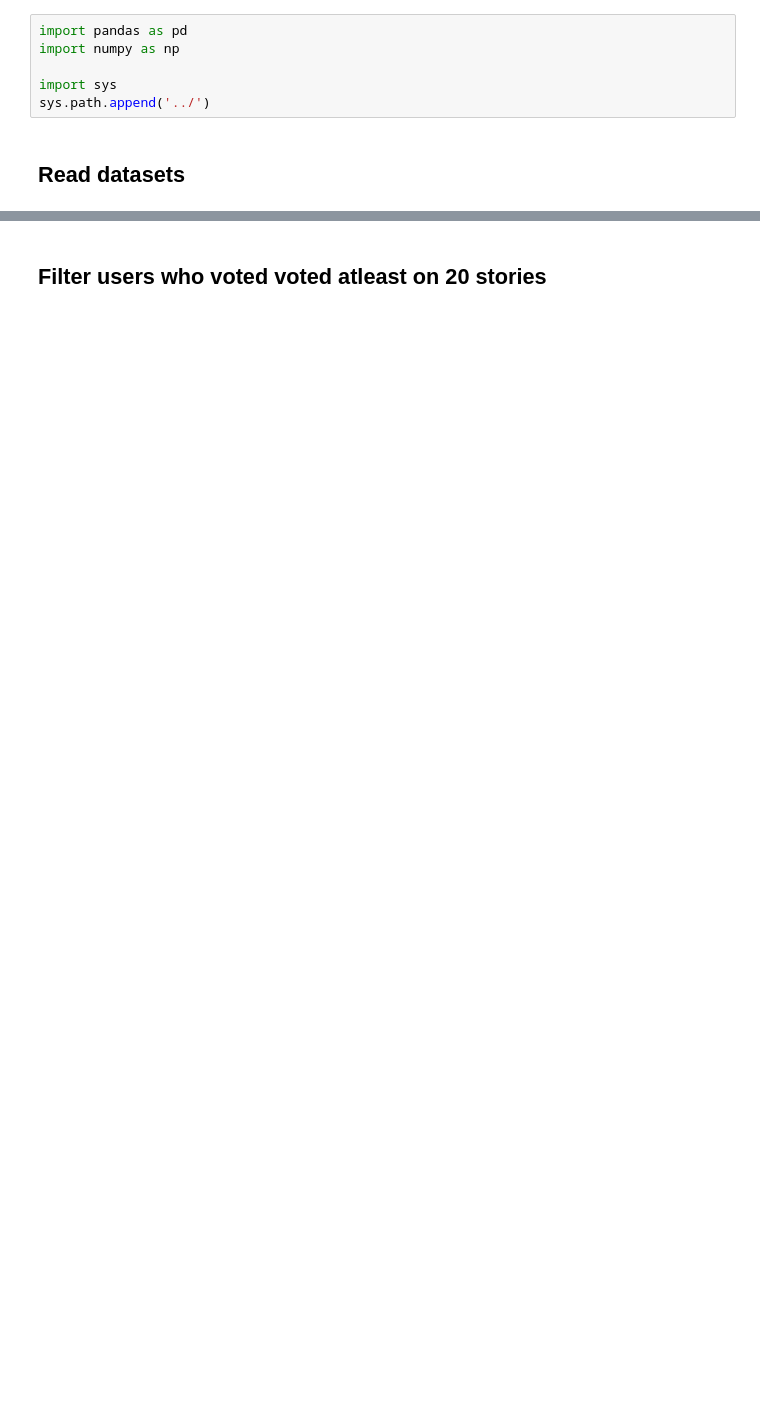
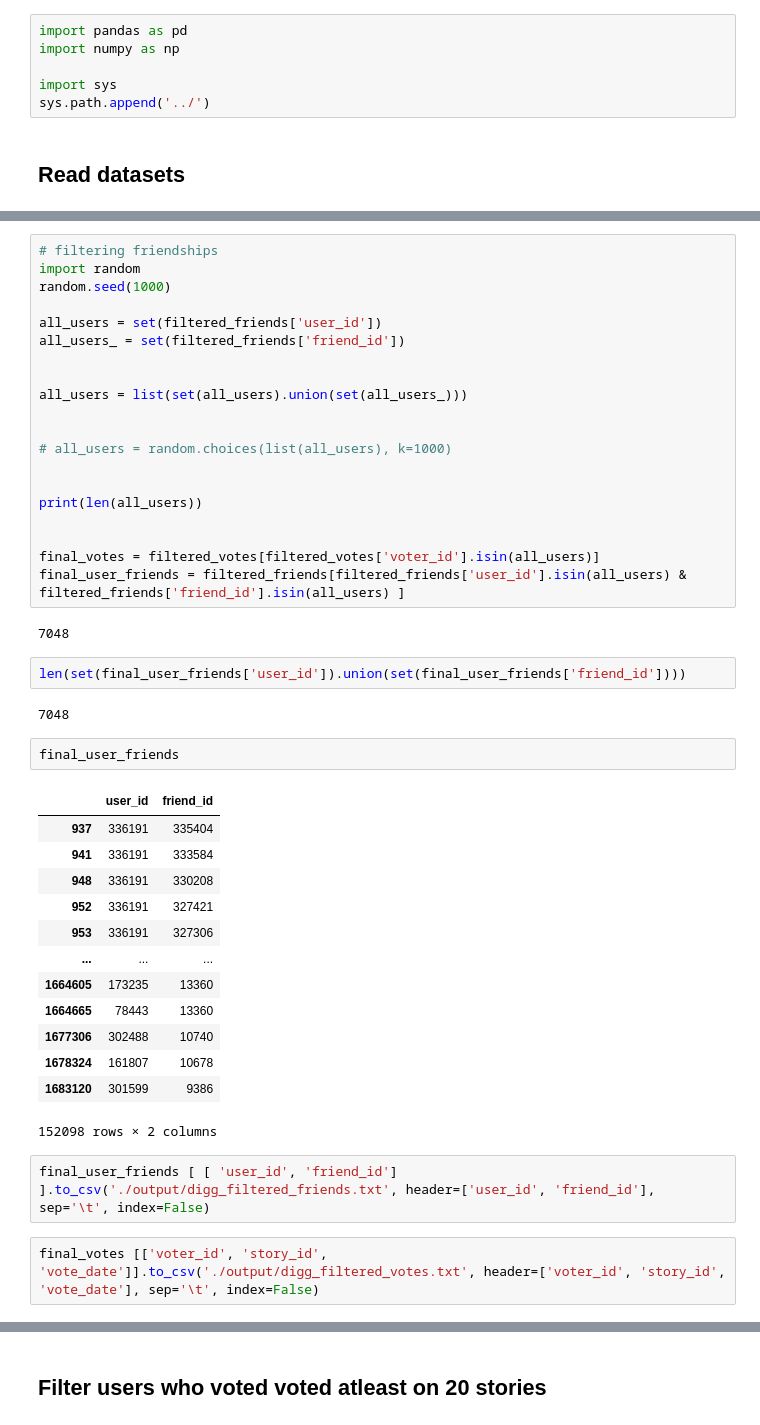
Before and after one commit to Yididya/k_submodular, a Jupyter notebook: notebooks/Influence maximization .ipynb, the cells around one changed output, grey strips where cells are left out. Drawn from its saved outputs; the diff is of its cells as text; blank space fills up the shorter version.

```diff
--- a/notebooks/Influence maximization .ipynb
+++ b/notebooks/Influence maximization .ipynb
@@ -34,0 +131,46 @@ friends = pd.concat([mutual_0, mutual_1, mutual_2])[['user_id', 'friend_id']]
+# %%
+# filtering friendships
+import random
+random.seed(1000)
+
+all_users = set(filtered_friends['user_id'])
+all_users_ = set(filtered_friends['friend_id'])
+
+
+all_users = list(set(all_users).union(set(all_users_)))
+
+
+# all_users = random.choices(list(all_users), k=1000)
+
+
+print(len(all_users))
+
+
+final_votes = filtered_votes[filtered_votes['voter_id'].isin(all_users)]
+final_user_friends = filtered_friends[filtered_friends['user_id'].isin(all_users) & filtered_friends['friend_id'].isin(all_users) ]
+# %% [output]
+7048
+# %%
+len(set(final_user_friends['user_id']).union(set(final_user_friends['friend_id'])))
+# %% [output]
+7048
+# %%
+final_user_friends
+# %% [output]
+|  | user_id | friend_id |
+| 937 | 336191 | 335404 |
+| 941 | 336191 | 333584 |
+| 948 | 336191 | 330208 |
+| 952 | 336191 | 327421 |
+| 953 | 336191 | 327306 |
+| ... | ... | ... |
+| 1664605 | 173235 | 13360 |
+| 1664665 | 78443 | 13360 |
+| 1677306 | 302488 | 10740 |
+| 1678324 | 161807 | 10678 |
+| 1683120 | 301599 | 9386 |
+152098 rows × 2 columns
+# %%
+final_user_friends [ [ 'user_id', 'friend_id']  ].to_csv('./output/digg_filtered_friends.txt', header=['user_id', 'friend_id'], sep='\t', index=False)
+# %%
+final_votes [['voter_id', 'story_id', 'vote_date']].to_csv('./output/digg_filtered_votes.txt', header=['voter_id', 'story_id', 'vote_date'], sep='\t', index=False)
```
Also changed, not shown: parts of 22 cells of this notebook, 10 other files.
